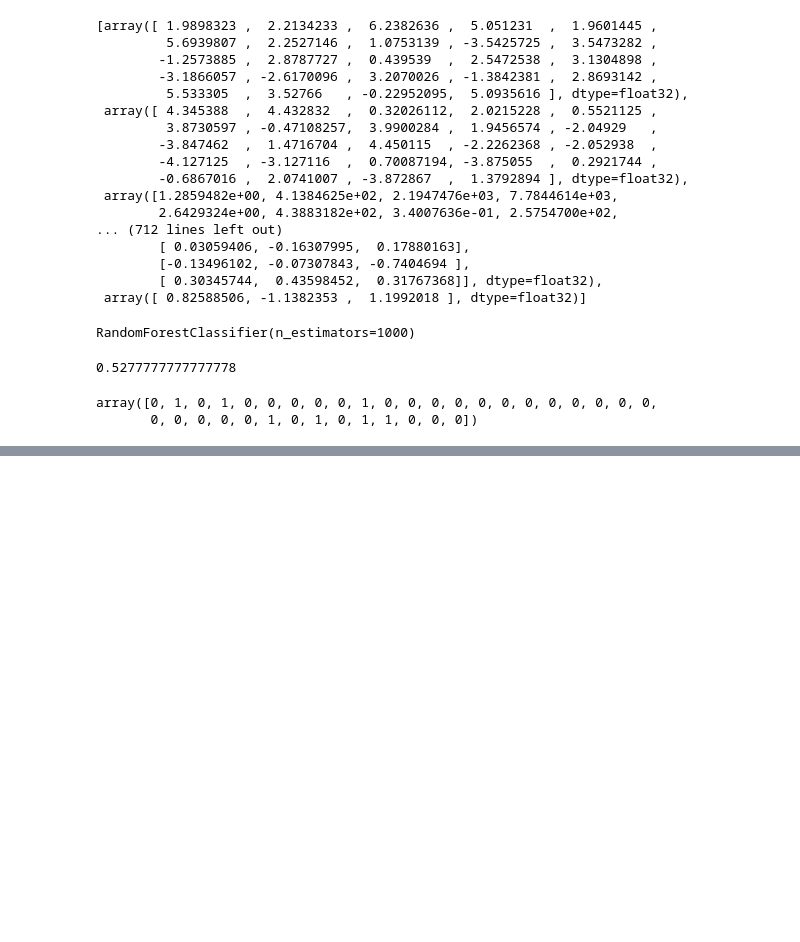
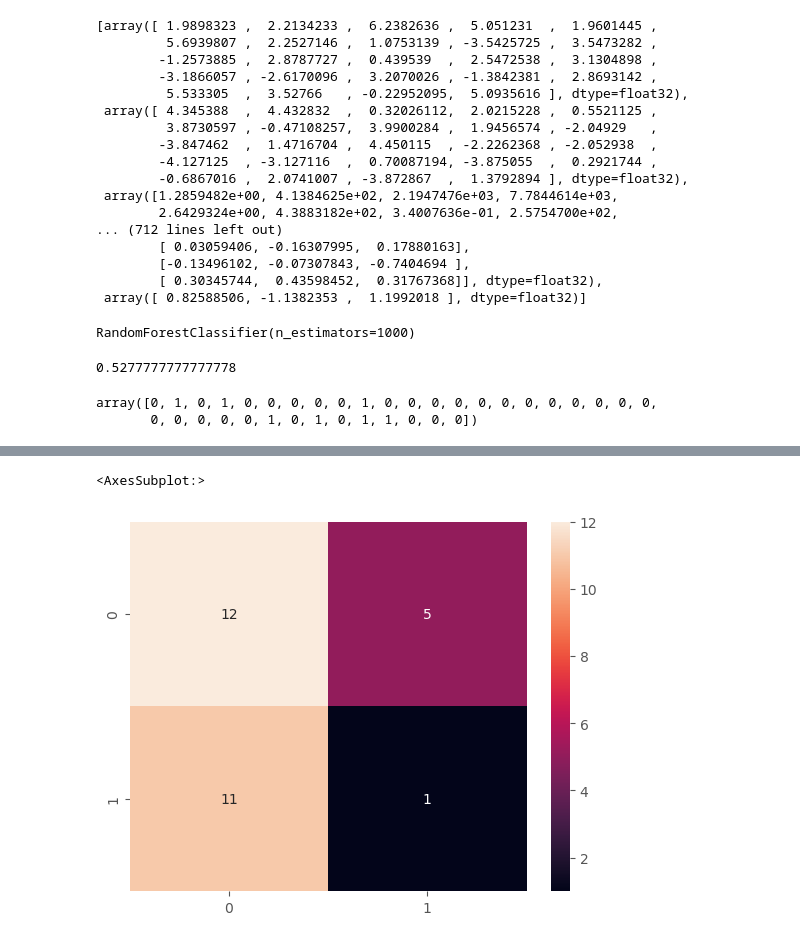
Before and after one commit to yonghyeun/Dementia_Analysis, a Jupyter notebook: LifeLog data/[라이프로그] 활동내역 데이터 모델링.ipynb, the cells around one changed output, grey strips where cells are left out. Drawn from its saved outputs; the diff is of its cells as text; code cells hidden in the pictures; blank space fills up the shorter version.

```diff
--- a/LifeLog data/[라이프로그] 활동내역 데이터 모델링.ipynb
+++ b/LifeLog data/[라이프로그] 활동내역 데이터 모델링.ipynb
@@ -667,0 +732,11 @@ array([0, 1, 0, 1, 0, 0, 0, 0, 0, 1, 0, 0, 0, 0, 0, 0, 0, 0, 0, 0, 0, 0,
+# %%
+model = KNeighborsClassifier(n_neighbors = 5, weights = 'distance')
+
+pca_df =do_pca(df,10)
+
+X = pca_df.drop('target',axis  =1)
+Y = pca_df['target']
+
+
+x_train,x_test,y_train,y_test = train_test_split(X,Y,test_size = 0.2,
+                                                    stratify = Y)
@@ -667,0 +751,5 @@ array([0, 1, 0, 1, 0, 0, 0, 0, 0, 1, 0, 0, 0, 0, 0, 0, 0, 0, 0, 0, 0, 0,
+# %%
+sns.heatmap(confusion_matrix(y_test ,model.predict(x_test)),annot = True)
+# %% [output]
+<AxesSubplot:>
+[figure, added]
```
Also changed, not shown: parts of 21 cells of this notebook, 9 other files.
